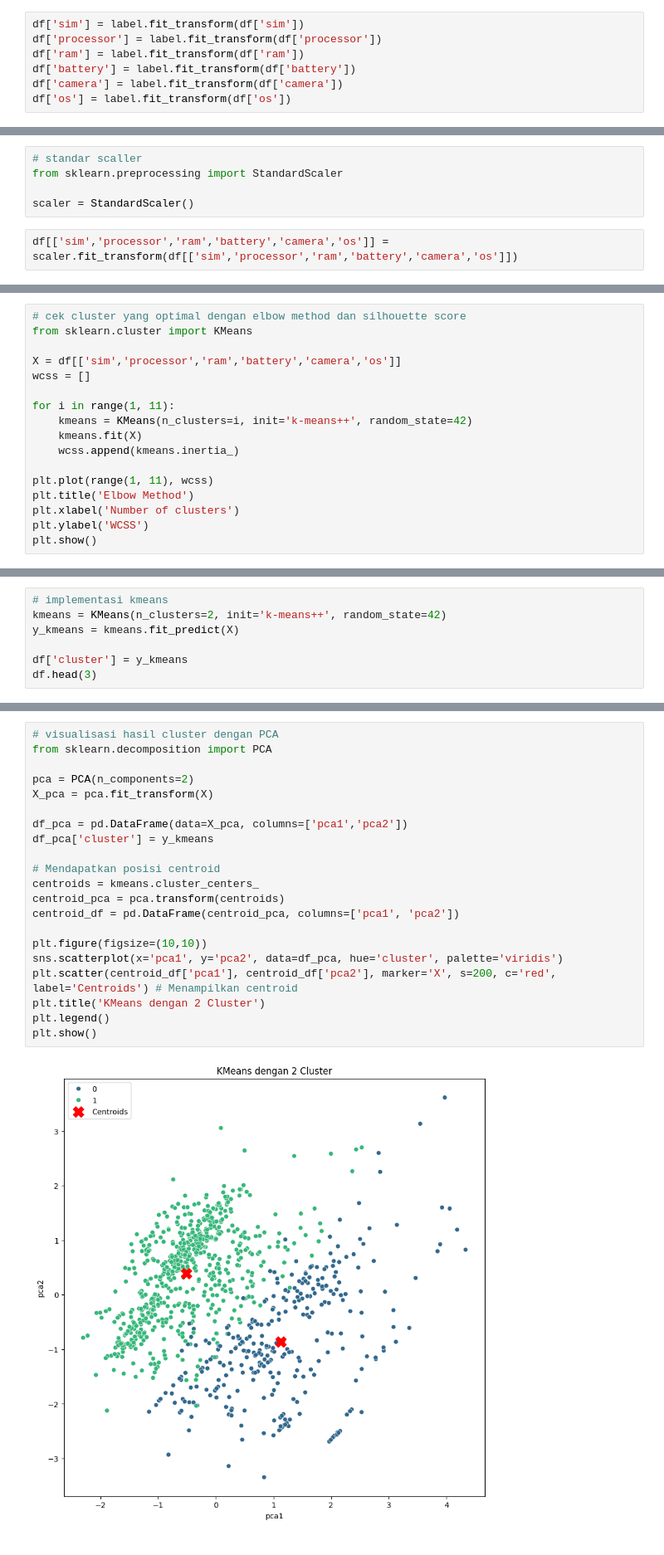
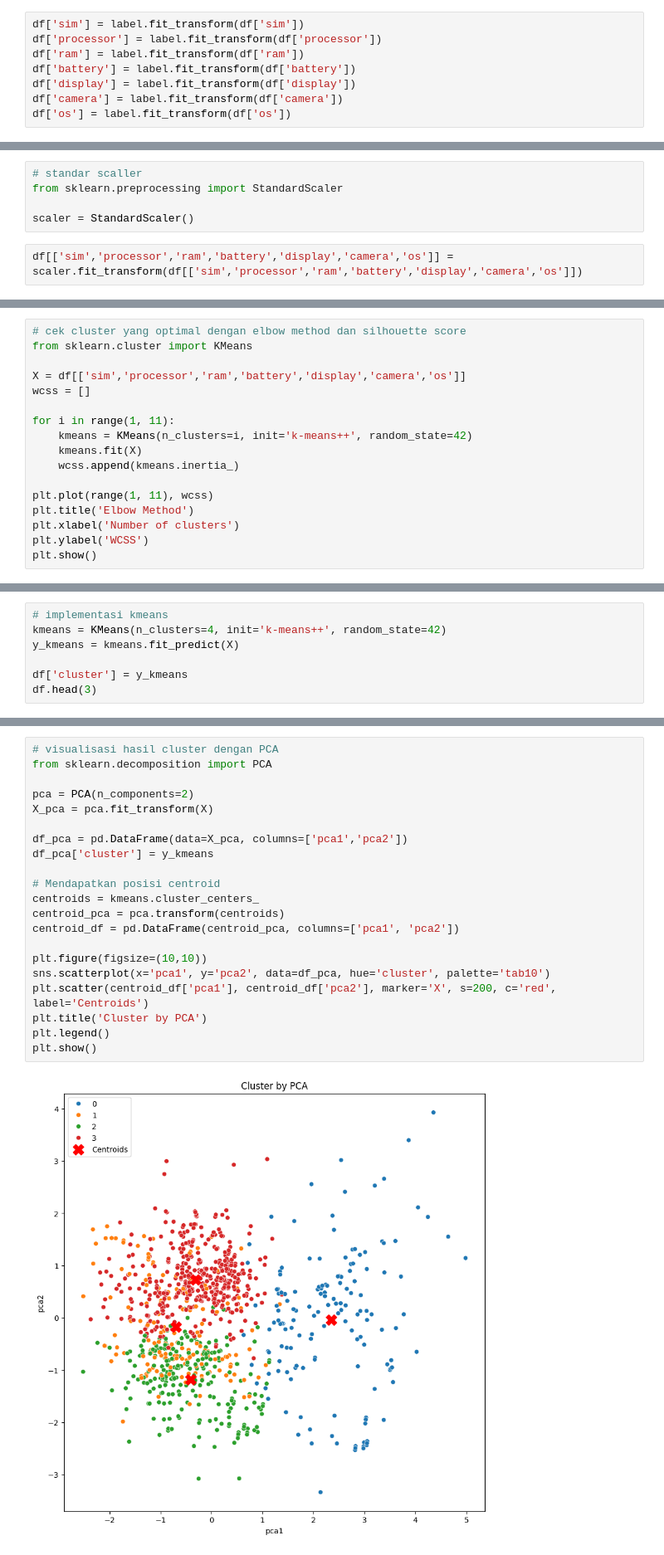
Before and after one commit to LimitMax/Mandat, a Jupyter notebook: mandat.ipynb, the cells around one changed output, grey strips where cells are left out. Shown at 83% size. Saved outputs shown, nothing was run; the diff lists cells and outputs as text.

```diff
--- a/mandat.ipynb
+++ b/mandat.ipynb
@@ -97,6 +97,7 @@ df['sim'] = label.fit_transform(df['sim'])
 df['processor'] = label.fit_transform(df['processor'])
 df['ram'] = label.fit_transform(df['ram'])
 df['battery'] = label.fit_transform(df['battery'])
+df['display'] = label.fit_transform(df['display'])
 df['camera'] = label.fit_transform(df['camera'])
 df['os'] = label.fit_transform(df['os'])
 # %%
@@ -112,7 +113,7 @@ from sklearn.preprocessing import StandardScaler
 
 scaler = StandardScaler()
 # %%
-df[['sim','processor','ram','battery','camera','os']] = scaler.fit_transform(df[['sim','processor','ram','battery','camera','os']])
+df[['sim','processor','ram','battery','display','camera','os']] = scaler.fit_transform(df[['sim','processor','ram','battery','display','camera','os']])
 # %%
 df.head(3)
 # %% [output]
@@ -124,7 +125,7 @@ df.head(3)
 # cek cluster yang optimal dengan elbow method dan silhouette score
 from sklearn.cluster import KMeans
 
-X = df[['sim','processor','ram','battery','camera','os']]
+X = df[['sim','processor','ram','battery','display','camera','os']]
 wcss = []
 
 for i in range(1, 11):
@@ -142,6 +143,6 @@ plt.show()
 # %%
 # implementasi kmeans
-kmeans = KMeans(n_clusters=2, init='k-means++', random_state=42)
+kmeans = KMeans(n_clusters=4, init='k-means++', random_state=42)
 y_kmeans = kmeans.fit_predict(X)
 
 df['cluster'] = y_kmeans
@@ -154,23 +155,23 @@ df.head(3)
 # %%
 # visualisasi hasil cluster dengan PCA
 from sklearn.decomposition import PCA
 
 pca = PCA(n_components=2)
 X_pca = pca.fit_transform(X)
 
 df_pca = pd.DataFrame(data=X_pca, columns=['pca1','pca2'])
 df_pca['cluster'] = y_kmeans
 
 # Mendapatkan posisi centroid
 centroids = kmeans.cluster_centers_
 centroid_pca = pca.transform(centroids)
 centroid_df = pd.DataFrame(centroid_pca, columns=['pca1', 'pca2'])
 
 plt.figure(figsize=(10,10))
-sns.scatterplot(x='pca1', y='pca2', data=df_pca, hue='cluster', palette='viridis')
-plt.scatter(centroid_df['pca1'], centroid_df['pca2'], marker='X', s=200, c='red', label='Centroids') # Menampilkan centroid
-plt.title('KMeans dengan 2 Cluster')
+sns.scatterplot(x='pca1', y='pca2', data=df_pca, hue='cluster', palette='tab10')
+plt.scatter(centroid_df['pca1'], centroid_df['pca2'], marker='X', s=200, c='red', label='Centroids')
+plt.title('Cluster by PCA')
 plt.legend()
 plt.show()
 # %% [output]
-[figure, old version]
+[figure, new version]
```
Also changed, not shown: parts of 9 cells of this notebook, 1 other file.
